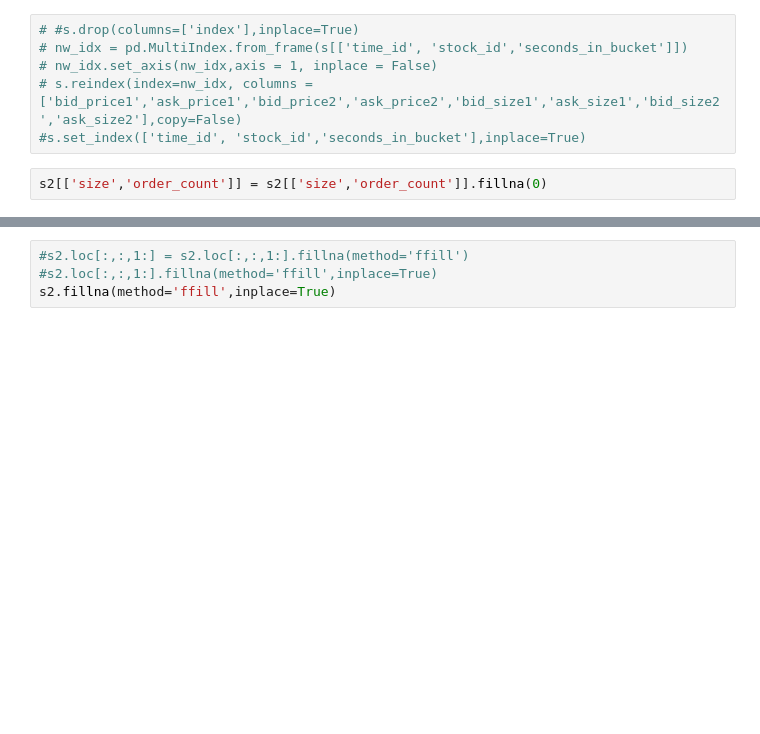
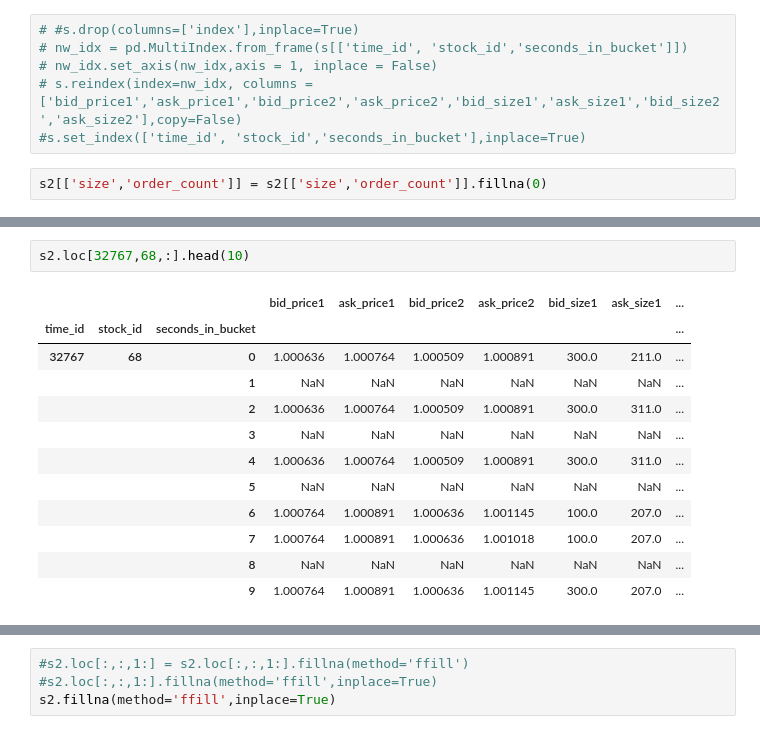
Before and after one commit to arungansi/Jovian-ML-0toGBMs, a Jupyter notebook: my-zero-to-gbm-proj-assign - Jovian - Len.ipynb, the cells around one changed output, grey strips where cells are left out. Cells and saved outputs as stored; diff of their text form; blank space fills up the shorter version.

```diff
--- a/my-zero-to-gbm-proj-assign - Jovian - Len.ipynb
+++ b/my-zero-to-gbm-proj-assign - Jovian - Len.ipynb
@@ -419,0 +636,15 @@ s2.isna().sum()
+# %%
+s2.loc[32767,68,:].head(10)
+# %% [output]
+|  |  |  | bid_price1 | ask_price1 | bid_price2 | ask_price2 | bid_size1 | ask_size1 | ... |
+| time_id | stock_id | seconds_in_bucket |  |  |  |  |  |  | ... |
+| 32767 | 68 | 0 | 1.000636 | 1.000764 | 1.000509 | 1.000891 | 300.0 | 211.0 | ... |
+|  |  | 1 | NaN | NaN | NaN | NaN | NaN | NaN | ... |
+|  |  | 2 | 1.000636 | 1.000764 | 1.000509 | 1.000891 | 300.0 | 311.0 | ... |
+|  |  | 3 | NaN | NaN | NaN | NaN | NaN | NaN | ... |
+|  |  | 4 | 1.000636 | 1.000764 | 1.000509 | 1.000891 | 300.0 | 311.0 | ... |
+|  |  | 5 | NaN | NaN | NaN | NaN | NaN | NaN | ... |
+|  |  | 6 | 1.000764 | 1.000891 | 1.000636 | 1.001145 | 100.0 | 207.0 | ... |
+|  |  | 7 | 1.000764 | 1.000891 | 1.000636 | 1.001018 | 100.0 | 207.0 | ... |
+|  |  | 8 | NaN | NaN | NaN | NaN | NaN | NaN | ... |
+|  |  | 9 | 1.000764 | 1.000891 | 1.000636 | 1.001145 | 300.0 | 207.0 | ... |
```
Also changed, not shown: parts of 38 cells of this notebook.
